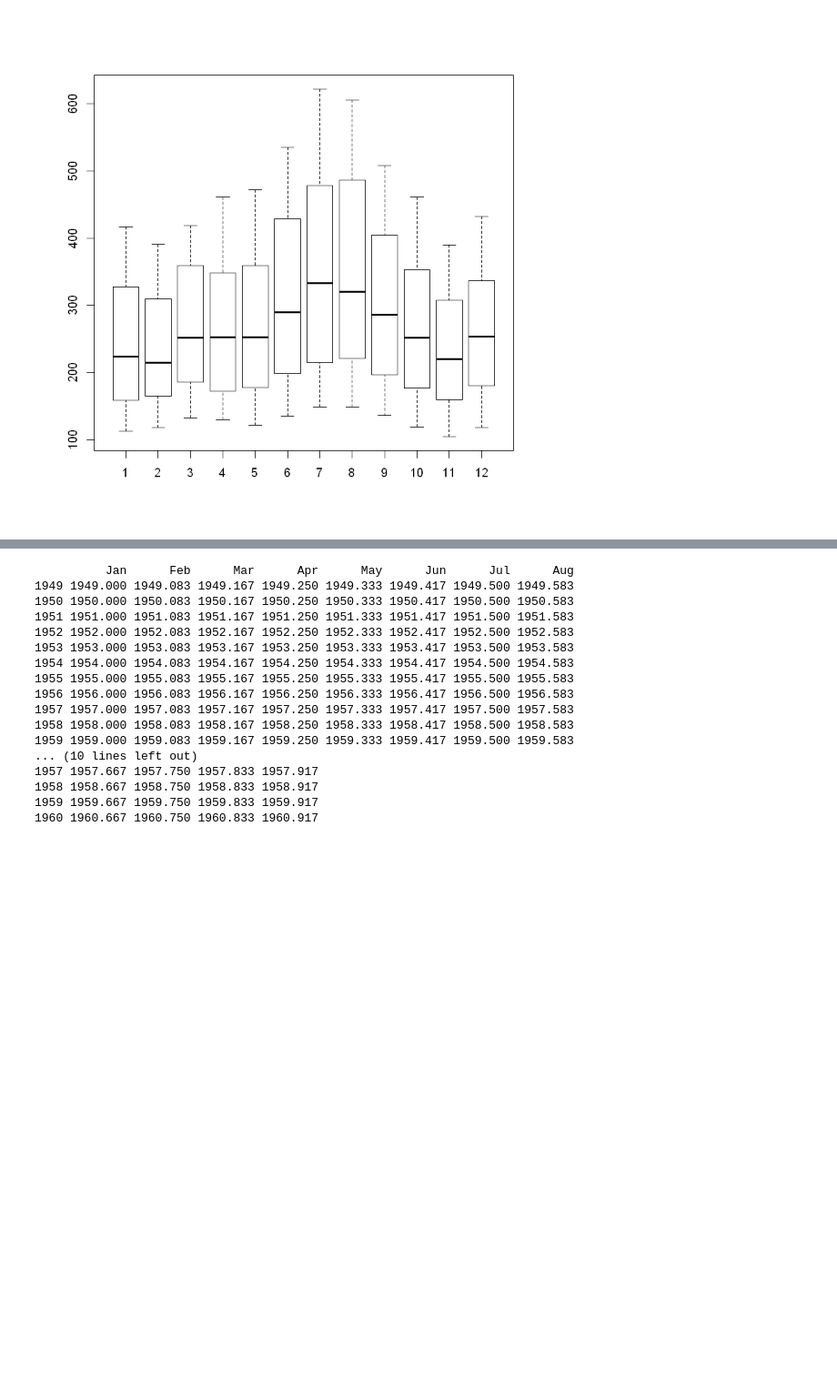
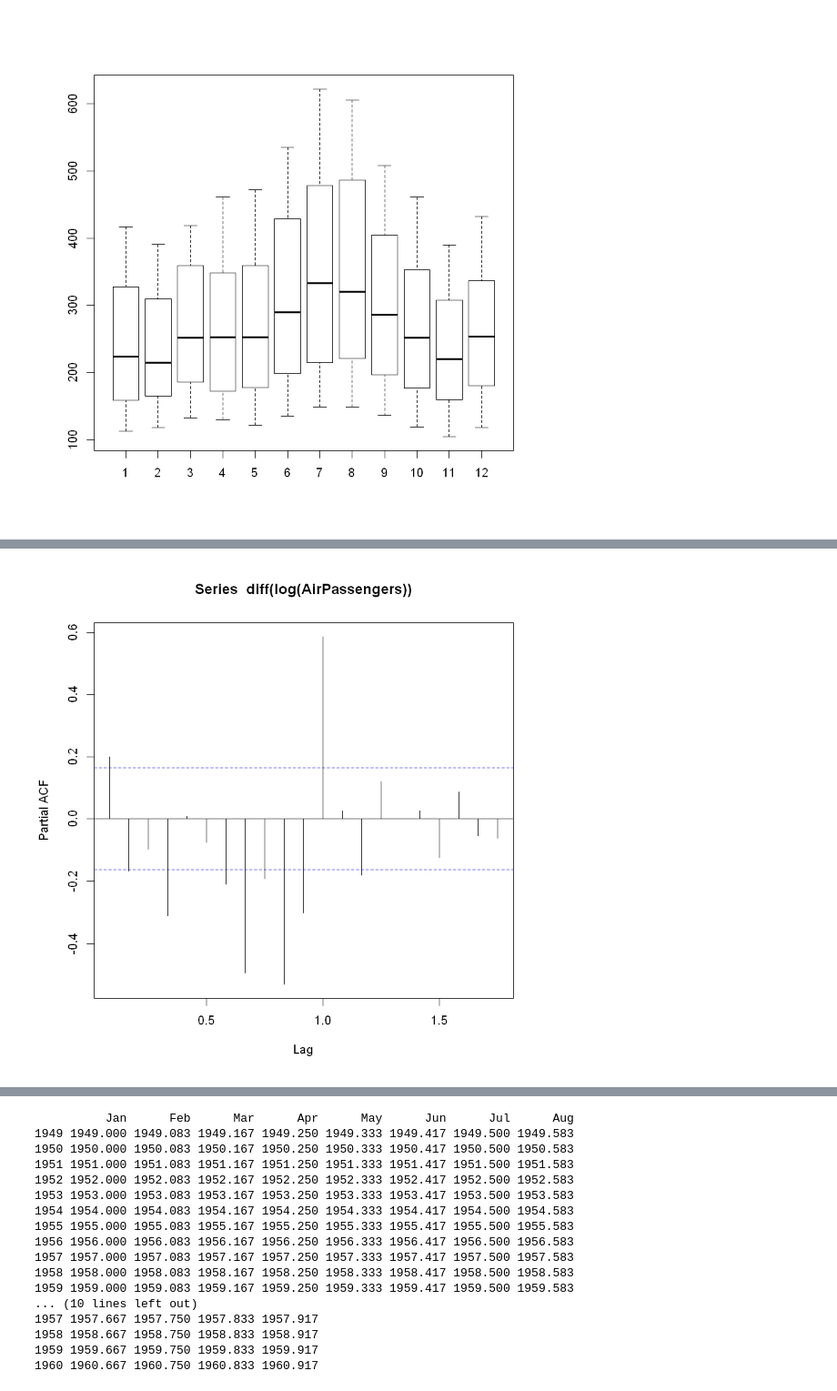
Before and after one commit to MobyWare/ml-intro-time_series-r, a Jupyter notebook: r_intro_to_timeseries.ipynb, the cells around one changed output, grey strips where cells are left out. Shown: that part at 91% size. Cells and saved outputs as stored; diff of their text form; code cells hidden in the pictures; blank space fills up the shorter version.

```diff
--- a/r_intro_to_timeseries.ipynb
+++ b/r_intro_to_timeseries.ipynb
@@ -48,0 +116,4 @@ boxplot(AirPassengers~cycle(AirPassengers))
+# %%
+pacf(diff(log(AirPassengers)))
+# %% [output]
+[figure, added]
```
Also changed, not shown: parts of 17 cells of this notebook.
